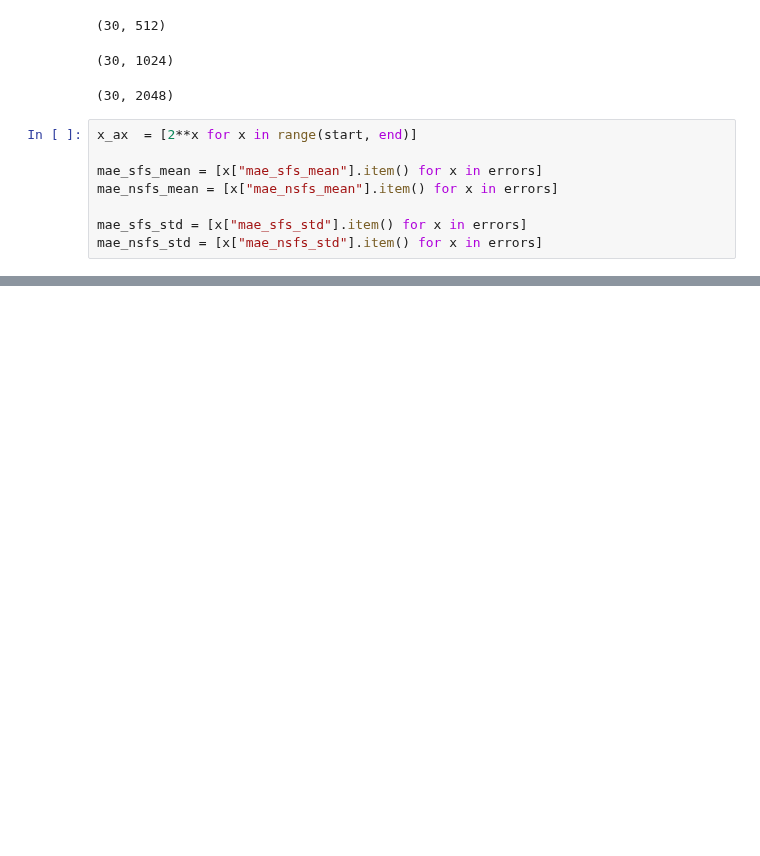
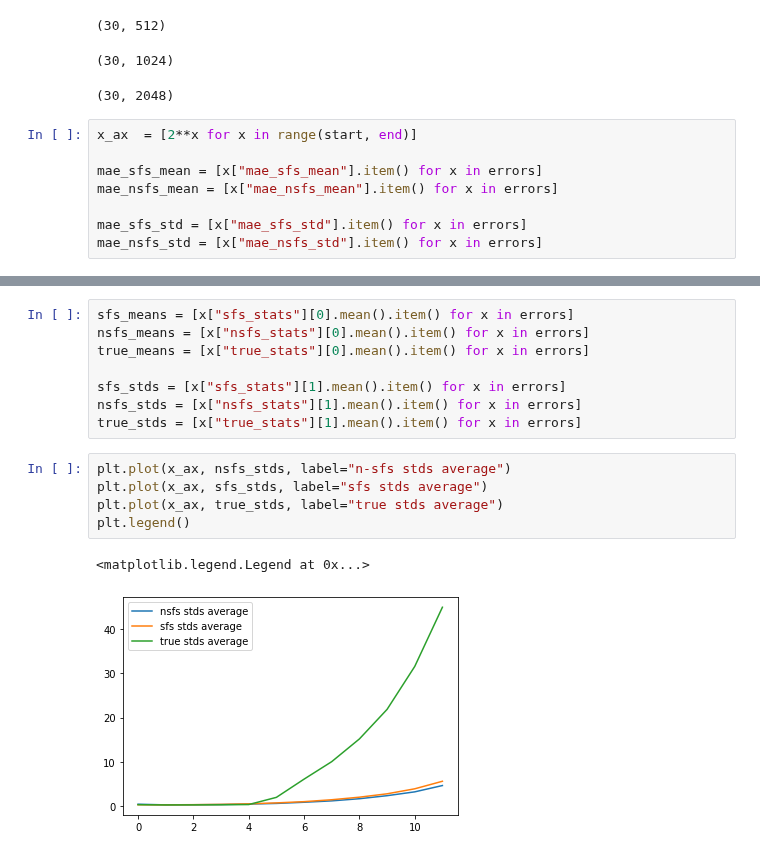
Before and after one commit to franciscovargas/ControlledFollmerDrift, a Jupyter notebook: notebooks/Bayesian Linear Regression_SFS_comp_dim_increase.ipynb, the cells around one changed output, grey strips where cells are left out. Saved outputs shown, nothing was run; the diff lists cells and outputs as text; blank space fills up the shorter version.

```diff
--- a/notebooks/Bayesian Linear Regression_SFS_comp_dim_increase.ipynb
+++ b/notebooks/Bayesian Linear Regression_SFS_comp_dim_increase.ipynb
@@ -359,0 +348,16 @@ NameError: name 'torch' is not defined
+# %%
+sfs_means = [x["sfs_stats"][0].mean().item() for x in errors]
+nsfs_means = [x["nsfs_stats"][0].mean().item() for x in errors]
+true_means = [x["true_stats"][0].mean().item() for x in errors]
+
+sfs_stds = [x["sfs_stats"][1].mean().item() for x in errors]
+nsfs_stds = [x["nsfs_stats"][1].mean().item() for x in errors]
+true_stds = [x["true_stats"][1].mean().item() for x in errors]
+# %%
+plt.plot(x_ax, nsfs_stds, label="n-sfs stds average")
+plt.plot(x_ax, sfs_stds, label="sfs stds average")
+plt.plot(x_ax, true_stds, label="true stds average")
+plt.legend()
+# %% [output]
+<matplotlib.legend.Legend at 0x...>
+[figure, added]
```
Also changed, not shown: parts of 9 cells of this notebook.
